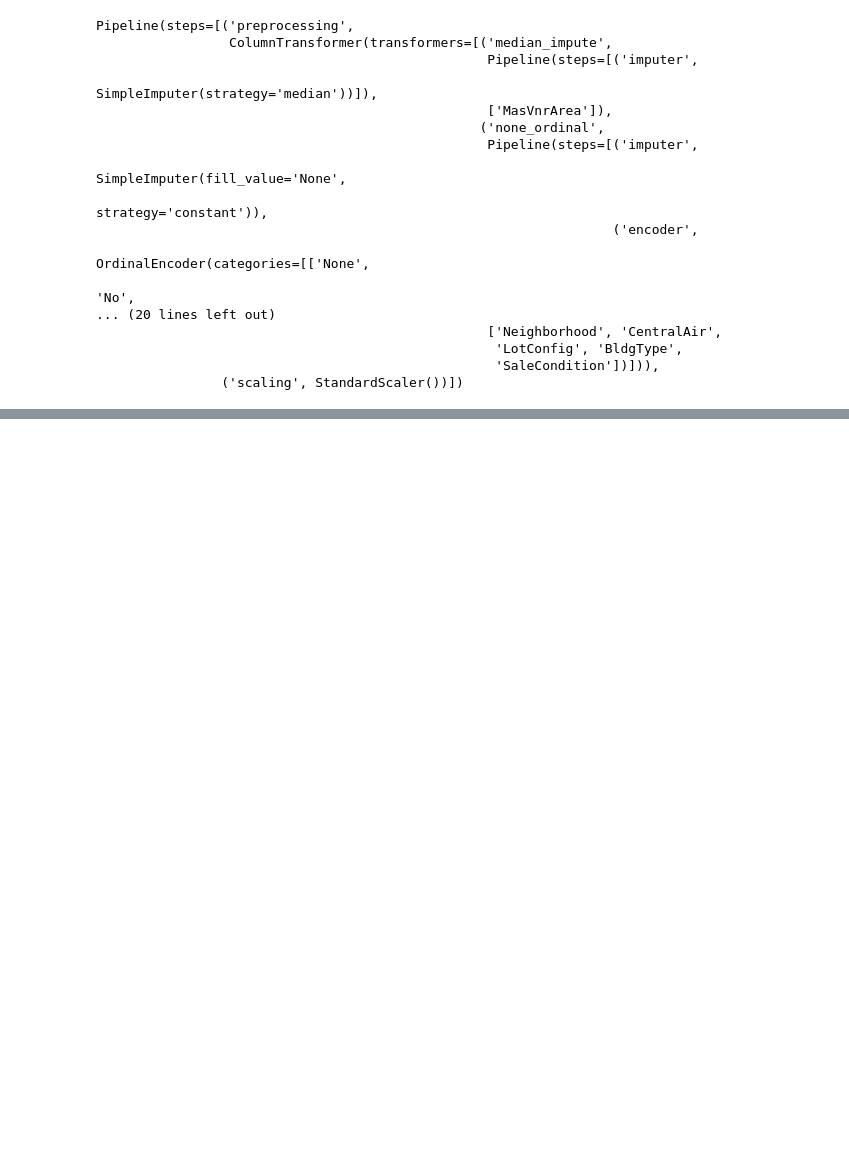
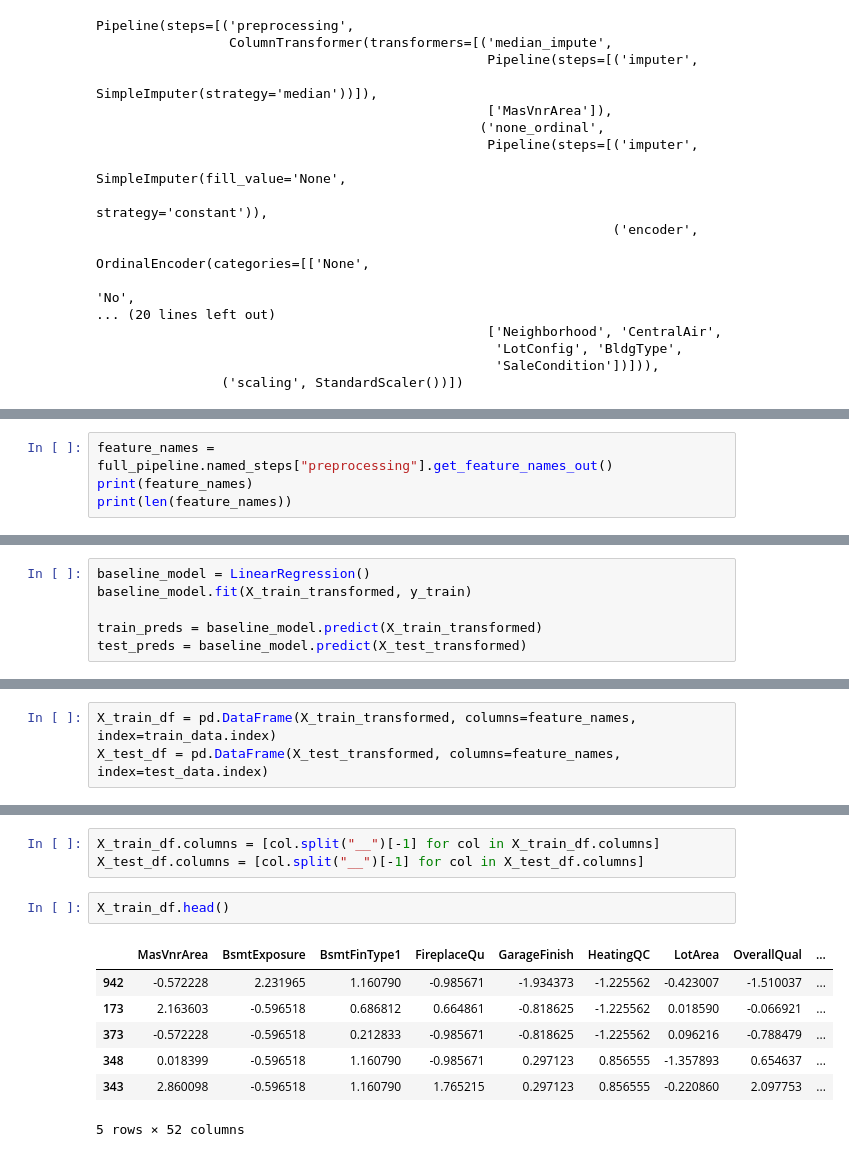
Before and after one commit to FarhanKhan1/MSAI_Machine_Learning, a Jupyter notebook: assignments_1/testing/appropriate_preprocessing_procedure.ipynb, the cells around one changed output, grey strips where cells are left out. Cells and saved outputs as stored; diff of their text form; blank space fills up the shorter version.

Commit message:
pipeline finalized and tested

```diff
--- a/assignments_1/testing/appropriate_preprocessing_procedure.ipynb
+++ b/assignments_1/testing/appropriate_preprocessing_procedure.ipynb
@@ -128,0 +185,4 @@ Pipeline(steps=[('preprocessing',
+# %%
+feature_names = full_pipeline.named_steps["preprocessing"].get_feature_names_out()
+print(feature_names)
+print(len(feature_names))
@@ -128,0 +207,6 @@ Pipeline(steps=[('preprocessing',
+# %%
+baseline_model = LinearRegression()
+baseline_model.fit(X_train_transformed, y_train)
+
+train_preds = baseline_model.predict(X_train_transformed)
+test_preds = baseline_model.predict(X_test_transformed)
@@ -128,0 +227,3 @@ Pipeline(steps=[('preprocessing',
+# %%
+X_train_df = pd.DataFrame(X_train_transformed, columns=feature_names, index=train_data.index)
+X_test_df = pd.DataFrame(X_test_transformed, columns=feature_names, index=test_data.index)
@@ -128,0 +240,13 @@ Pipeline(steps=[('preprocessing',
+# %%
+X_train_df.columns = [col.split("__")[-1] for col in X_train_df.columns]
+X_test_df.columns = [col.split("__")[-1] for col in X_test_df.columns]
+# %%
+X_train_df.head()
+# %% [output]
+|  | MasVnrArea | BsmtExposure | BsmtFinType1 | FireplaceQu | GarageFinish | HeatingQC | LotArea | OverallQual | ... |
+| 942 | -0.572228 | 2.231965 | 1.160790 | -0.985671 | -1.934373 | -1.225562 | -0.423007 | -1.510037 | ... |
+| 173 | 2.163603 | -0.596518 | 0.686812 | 0.664861 | -0.818625 | -1.225562 | 0.018590 | -0.066921 | ... |
+| 373 | -0.572228 | -0.596518 | 0.212833 | -0.985671 | -0.818625 | -1.225562 | 0.096216 | -0.788479 | ... |
+| 348 | 0.018399 | -0.596518 | 1.160790 | -0.985671 | 0.297123 | 0.856555 | -1.357893 | 0.654637 | ... |
+| 343 | 2.860098 | -0.596518 | 1.160790 | 1.765215 | 0.297123 | 0.856555 | -0.220860 | 2.097753 | ... |
+5 rows × 52 columns
```
Also changed, not shown: parts of 8 cells of this notebook, 1 other file.
